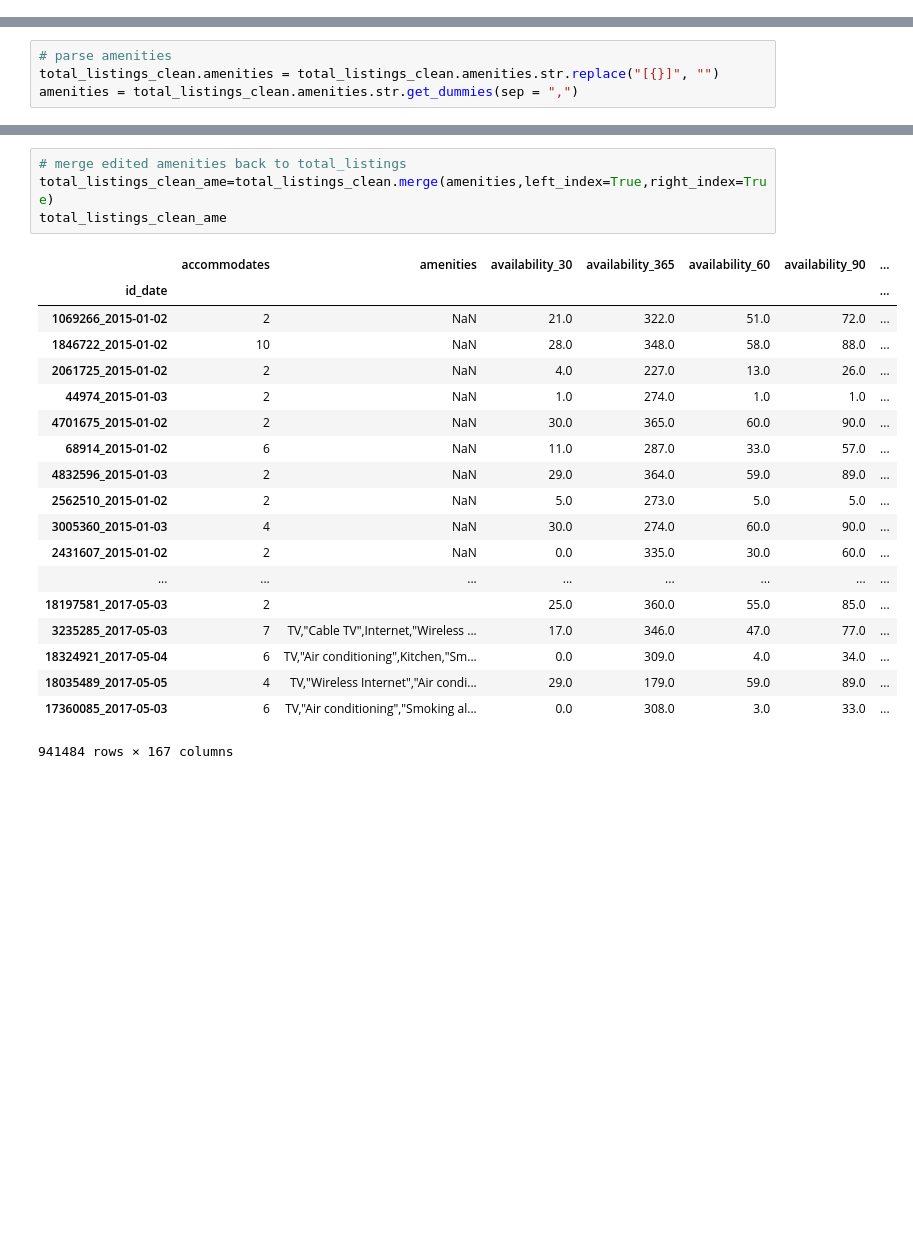
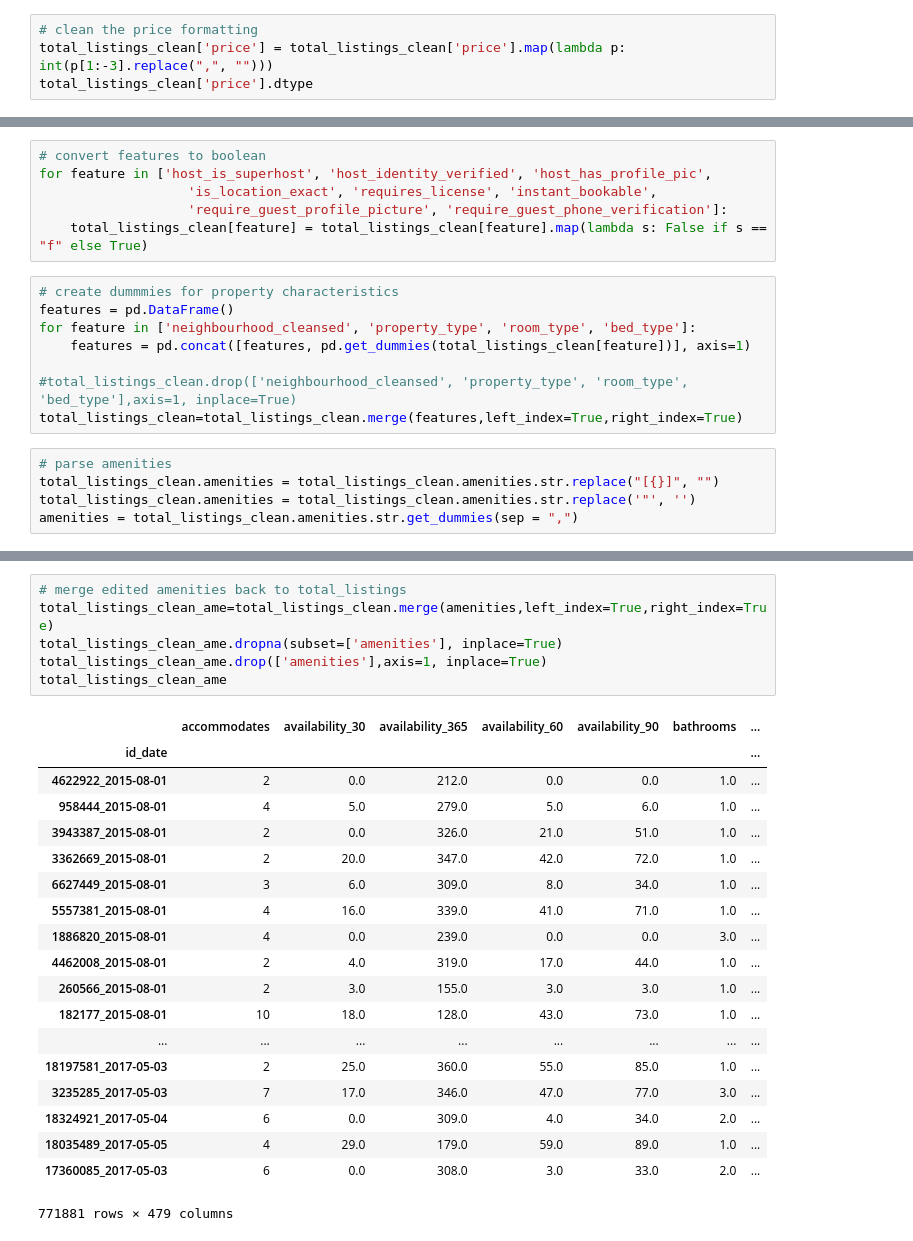
Before and after one commit to Dianaumd/project1, a Jupyter notebook: Project 2 Airbnb Analysis.ipynb, the cells around one changed output, grey strips where cells are left out. Saved outputs shown, nothing was run; the diff lists cells and outputs as text; blank space fills up the shorter version.

```diff
--- a/Project 2 Airbnb Analysis.ipynb
+++ b/Project 2 Airbnb Analysis.ipynb
@@ -114,0 +148,4 @@ total_listings_clean.head()
+# %%
+# clean the price formatting
+total_listings_clean['price'] = total_listings_clean['price'].map(lambda p: int(p[1:-3].replace(",", "")))
+total_listings_clean['price'].dtype
@@ -115,6 +154,21 @@ total_listings_clean.head()
+# %%
+# convert features to boolean
+for feature in ['host_is_superhost', 'host_identity_verified', 'host_has_profile_pic',
+                   'is_location_exact', 'requires_license', 'instant_bookable',
+                   'require_guest_profile_picture', 'require_guest_phone_verification']:
+    total_listings_clean[feature] = total_listings_clean[feature].map(lambda s: False if s == "f" else True)
+# %%
+# create dummmies for property characteristics
+features = pd.DataFrame()
+for feature in ['neighbourhood_cleansed', 'property_type', 'room_type', 'bed_type']:
+    features = pd.concat([features, pd.get_dummies(total_listings_clean[feature])], axis=1)
+
+#total_listings_clean.drop(['neighbourhood_cleansed', 'property_type', 'room_type', 'bed_type'],axis=1, inplace=True)
+total_listings_clean=total_listings_clean.merge(features,left_index=True,right_index=True)
 # %%
 # parse amenities
 total_listings_clean.amenities = total_listings_clean.amenities.str.replace("[{}]", "")
+total_listings_clean.amenities = total_listings_clean.amenities.str.replace('"', '')
 amenities = total_listings_clean.amenities.str.get_dummies(sep = ",")
 # %%
 amenities.shape
@@ -145,24 +199,26 @@ amenities
 # %%
 # merge edited amenities back to total_listings
 total_listings_clean_ame=total_listings_clean.merge(amenities,left_index=True,right_index=True)
+total_listings_clean_ame.dropna(subset=['amenities'], inplace=True)
+total_listings_clean_ame.drop(['amenities'],axis=1, inplace=True)
 total_listings_clean_ame
 # %% [output]
-|  | accommodates | amenities | availability_30 | availability_365 | availability_60 | availability_90 | ... |
+|  | accommodates | availability_30 | availability_365 | availability_60 | availability_90 | bathrooms | ... |
 | id_date |  |  |  |  |  |  | ... |
-| 1069266_2015-01-02 | 2 | NaN | 21.0 | 322.0 | 51.0 | 72.0 | ... |
-| 1846722_2015-01-02 | 10 | NaN | 28.0 | 348.0 | 58.0 | 88.0 | ... |
-| 2061725_2015-01-02 | 2 | NaN | 4.0 | 227.0 | 13.0 | 26.0 | ... |
-| 44974_2015-01-03 | 2 | NaN | 1.0 | 274.0 | 1.0 | 1.0 | ... |
-| 4701675_2015-01-02 | 2 | NaN | 30.0 | 365.0 | 60.0 | 90.0 | ... |
-| 68914_2015-01-02 | 6 | NaN | 11.0 | 287.0 | 33.0 | 57.0 | ... |
-| 4832596_2015-01-03 | 2 | NaN | 29.0 | 364.0 | 59.0 | 89.0 | ... |
-| 2562510_2015-01-02 | 2 | NaN | 5.0 | 273.0 | 5.0 | 5.0 | ... |
-| 3005360_2015-01-03 | 4 | NaN | 30.0 | 274.0 | 60.0 | 90.0 | ... |
-| 2431607_2015-01-02 | 2 | NaN | 0.0 | 335.0 | 30.0 | 60.0 | ... |
+| 4622922_2015-08-01 | 2 | 0.0 | 212.0 | 0.0 | 0.0 | 1.0 | ... |
+| 958444_2015-08-01 | 4 | 5.0 | 279.0 | 5.0 | 6.0 | 1.0 | ... |
+| 3943387_2015-08-01 | 2 | 0.0 | 326.0 | 21.0 | 51.0 | 1.0 | ... |
+| 3362669_2015-08-01 | 2 | 20.0 | 347.0 | 42.0 | 72.0 | 1.0 | ... |
+| 6627449_2015-08-01 | 3 | 6.0 | 309.0 | 8.0 | 34.0 | 1.0 | ... |
+| 5557381_2015-08-01 | 4 | 16.0 | 339.0 | 41.0 | 71.0 | 1.0 | ... |
+| 1886820_2015-08-01 | 4 | 0.0 | 239.0 | 0.0 | 0.0 | 3.0 | ... |
+| 4462008_2015-08-01 | 2 | 4.0 | 319.0 | 17.0 | 44.0 | 1.0 | ... |
+| 260566_2015-08-01 | 2 | 3.0 | 155.0 | 3.0 | 3.0 | 1.0 | ... |
+| 182177_2015-08-01 | 10 | 18.0 | 128.0 | 43.0 | 73.0 | 1.0 | ... |
 | ... | ... | ... | ... | ... | ... | ... | ... |
-| 18197581_2017-05-03 | 2 |  | 25.0 | 360.0 | 55.0 | 85.0 | ... |
-| 3235285_2017-05-03 | 7 | TV,"Cable TV",Internet,"Wireless ... | 17.0 | 346.0 | 47.0 | 77.0 | ... |
-| 18324921_2017-05-04 | 6 | TV,"Air conditioning",Kitchen,"Sm... | 0.0 | 309.0 | 4.0 | 34.0 | ... |
-| 18035489_2017-05-05 | 4 | TV,"Wireless Internet","Air condi... | 29.0 | 179.0 | 59.0 | 89.0 | ... |
-| 17360085_2017-05-03 | 6 | TV,"Air conditioning","Smoking al... | 0.0 | 308.0 | 3.0 | 33.0 | ... |
+| 18197581_2017-05-03 | 2 | 25.0 | 360.0 | 55.0 | 85.0 | 1.0 | ... |
+| 3235285_2017-05-03 | 7 | 17.0 | 346.0 | 47.0 | 77.0 | 3.0 | ... |
+| 18324921_2017-05-04 | 6 | 0.0 | 309.0 | 4.0 | 34.0 | 2.0 | ... |
+| 18035489_2017-05-05 | 4 | 29.0 | 179.0 | 59.0 | 89.0 | 1.0 | ... |
+| 17360085_2017-05-03 | 6 | 0.0 | 308.0 | 3.0 | 33.0 | 2.0 | ... |
-941484 rows × 167 columns
+771881 rows × 479 columns
```
Also changed, not shown: parts of 21 cells of this notebook.
